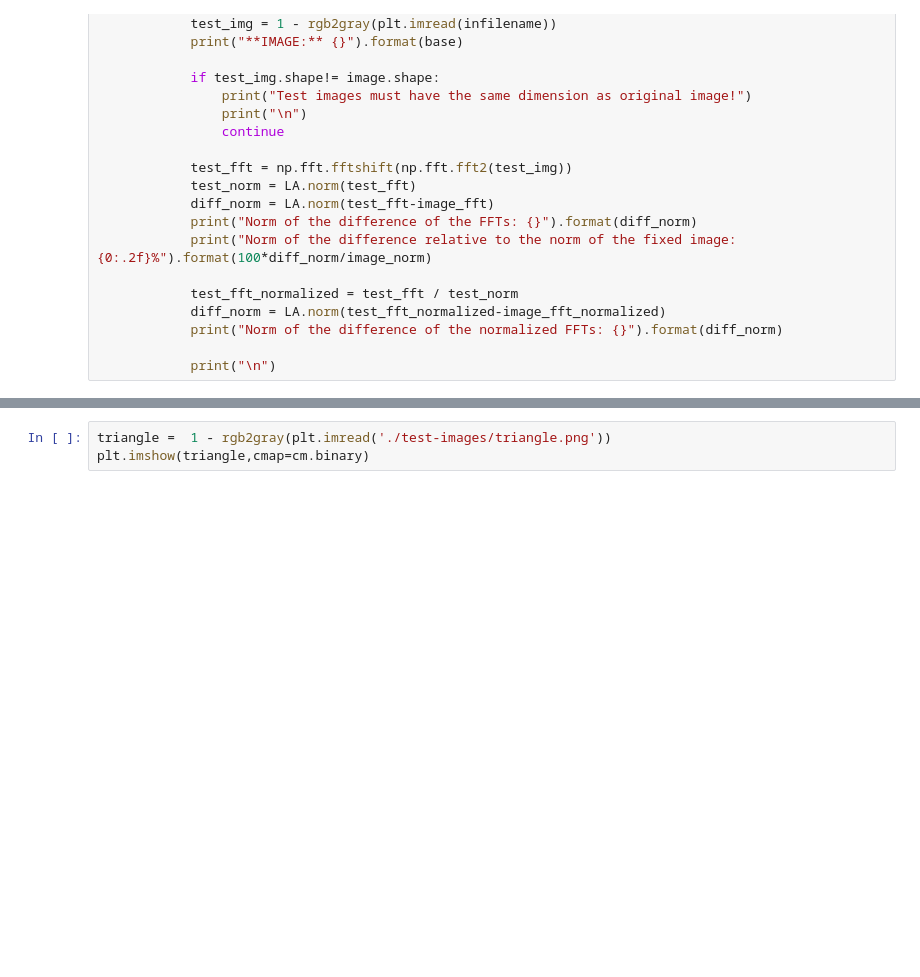
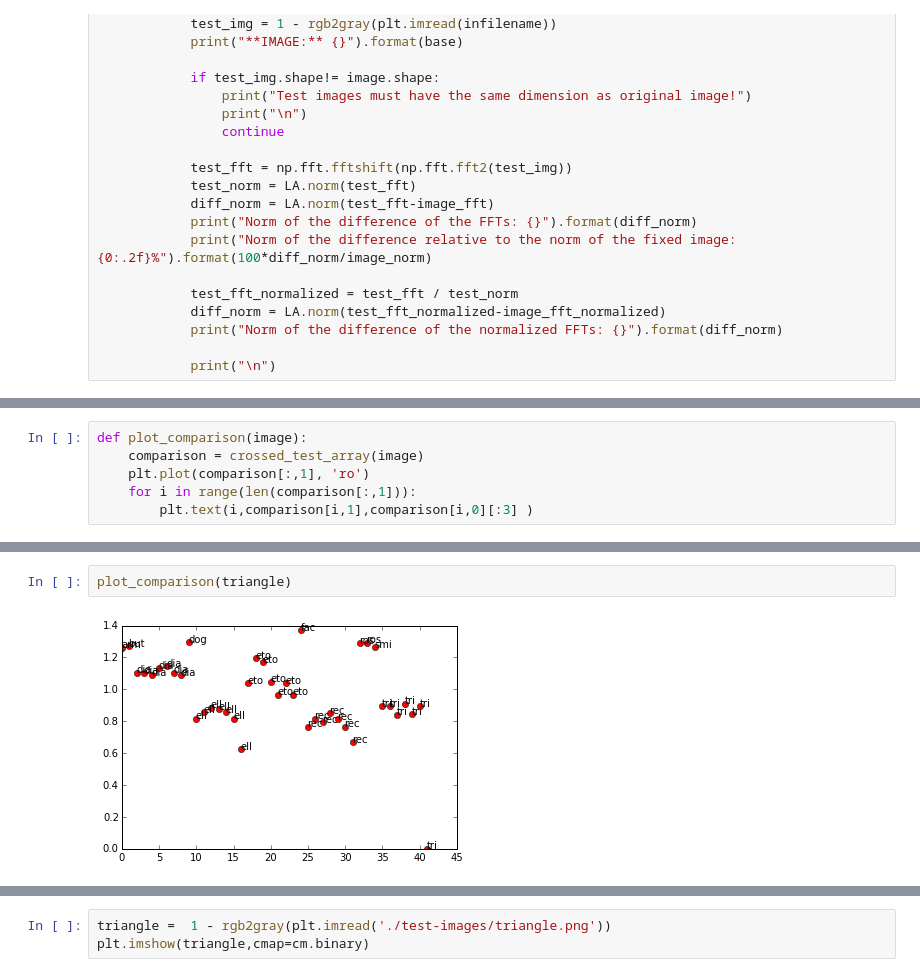
Before and after one commit to disabledalpha/iPython-Notebooks, a Jupyter notebook: FFT rotation test.ipynb, the cells around one changed output, grey strips where cells are left out. Saved outputs shown, nothing was run; the diff lists cells and outputs as text; blank space fills up the shorter version.

```diff
--- a/FFT rotation test.ipynb
+++ b/FFT rotation test.ipynb
@@ -253,0 +291,6 @@ def crossed_test(image,folder_name=folder):
+# %%
+def plot_comparison(image):
+    comparison = crossed_test_array(image)
+    plt.plot(comparison[:,1], 'ro')
+    for i in range(len(comparison[:,1])):
+        plt.text(i,comparison[i,1],comparison[i,0][:3] )
@@ -253,0 +303,4 @@ def crossed_test(image,folder_name=folder):
+# %%
+plot_comparison(triangle)
+# %% [output]
+[figure, added]
```
Also changed, not shown: parts of 12 cells of this notebook.
